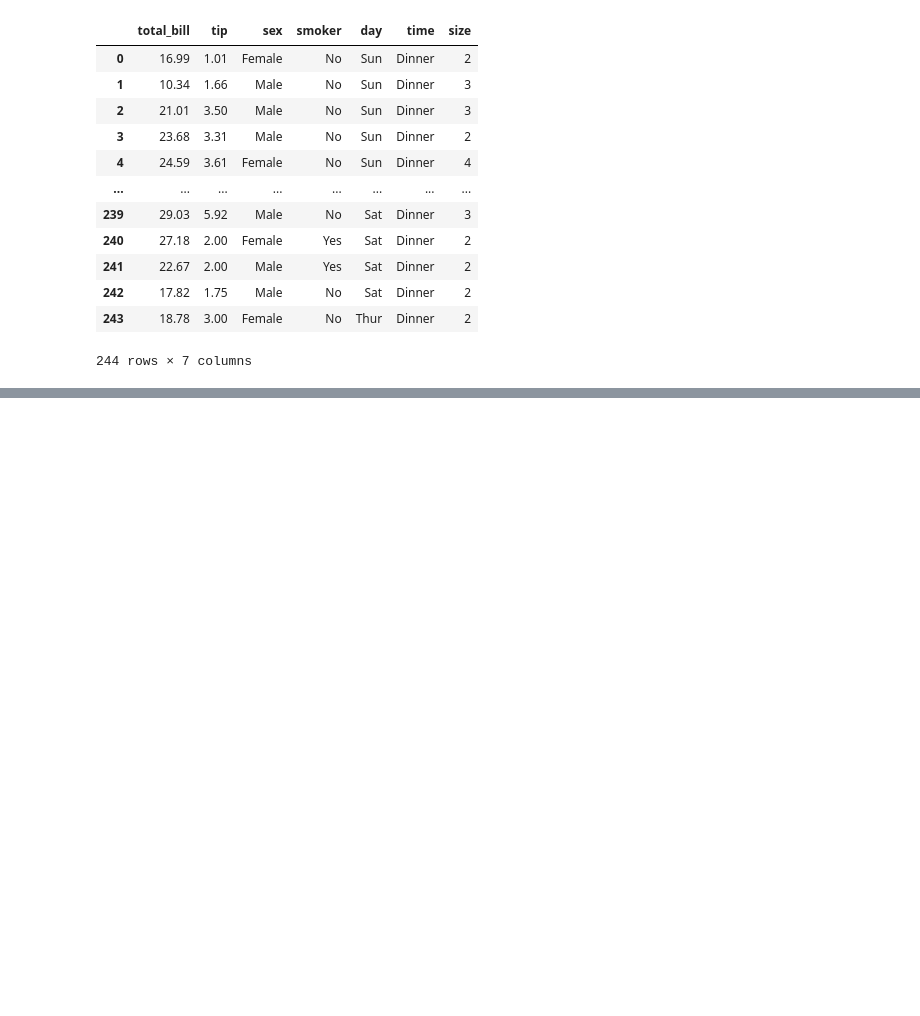
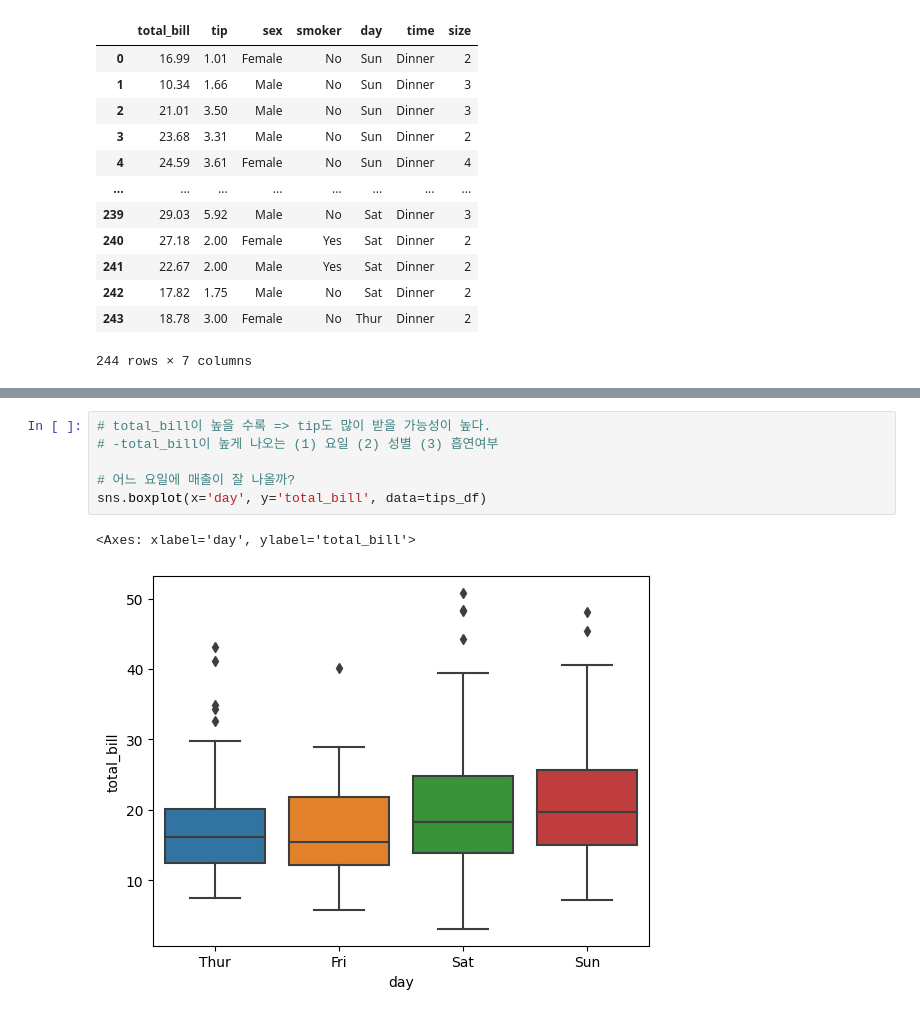
Before and after one commit to favorsyoon/python_advance, a Jupyter notebook: 04-26/seaborn_basic.ipynb, the cells around one changed output, grey strips where cells are left out. Saved outputs shown, nothing was run; the diff lists cells and outputs as text; blank space fills up the shorter version.

```diff
--- a/04-26/seaborn_basic.ipynb
+++ b/04-26/seaborn_basic.ipynb
@@ -44,0 +105,9 @@ tips_df.describe()
+# %%
+# total_bill이 높을 수록 => tip도 많이 받을 가능성이 높다.
+# -total_bill이 높게 나오는 (1) 요일 (2) 성별 (3) 흡연여부
+
+# 어느 요일에 매출이 잘 나올까?
+sns.boxplot(x='day', y='total_bill', data=tips_df)
+# %% [output]
+<Axes: xlabel='day', ylabel='total_bill'>
+[figure, added]
```
Also changed, not shown: parts of 46 cells of this notebook, 2 other files.
